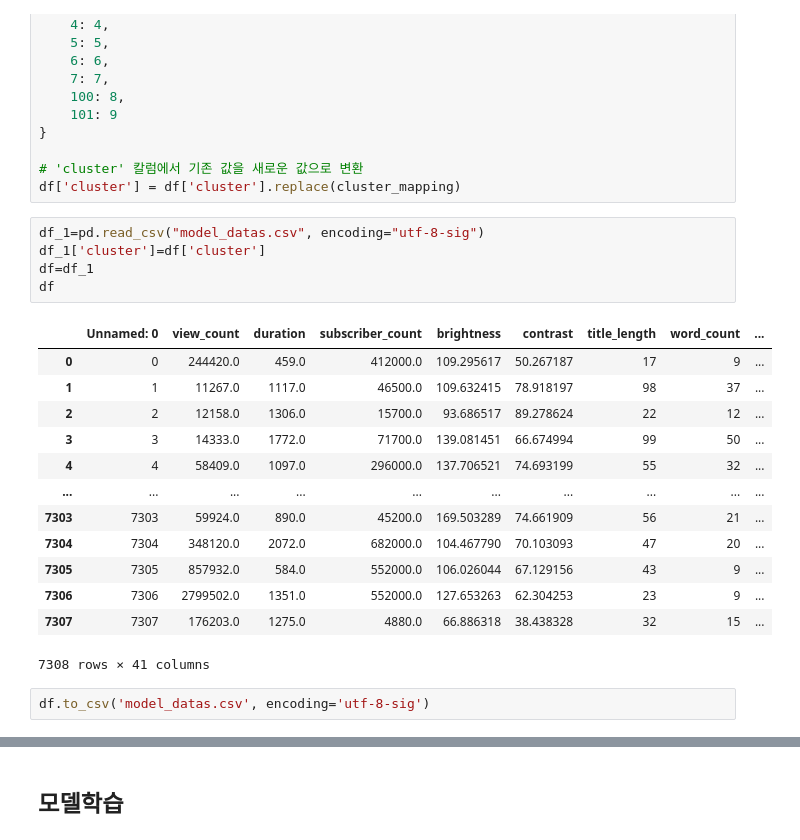
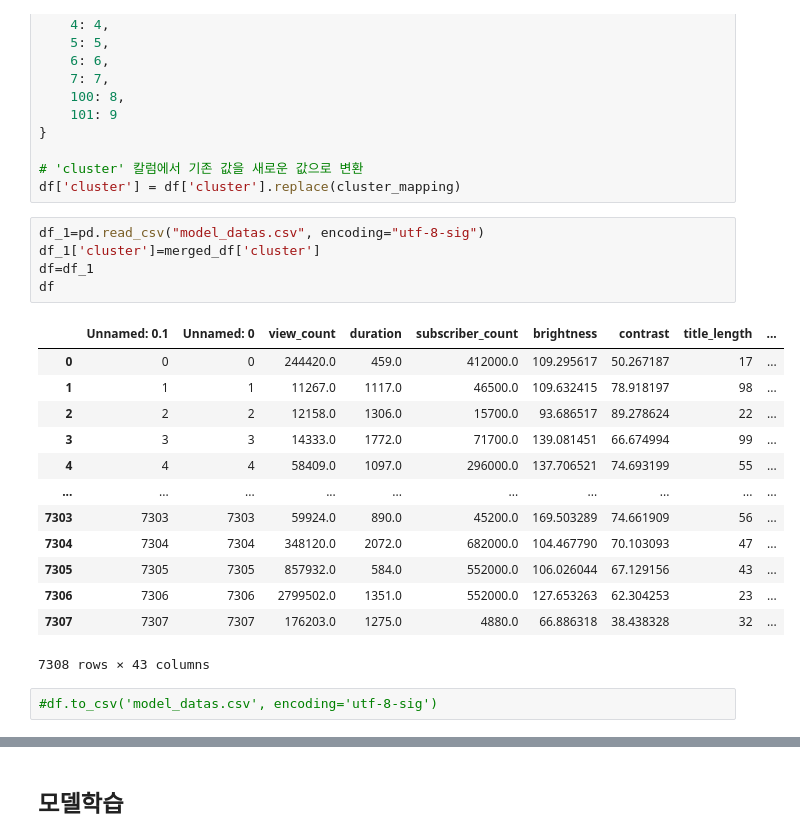
Before and after one commit to NaYeojung/Youtube-prediction-and-feedback, a Jupyter notebook: model/modeling.ipynb, the cells around one changed output, grey strips where cells are left out. Cells and saved outputs as stored; diff of their text form.

Commit message:
model 저장

```diff
--- a/model/modeling.ipynb
+++ b/model/modeling.ipynb
@@ -505,25 +504,25 @@ cluster_mapping = {
 df['cluster'] = df['cluster'].replace(cluster_mapping)
 # %%
 df_1=pd.read_csv("model_datas.csv", encoding="utf-8-sig")
-df_1['cluster']=df['cluster']
+df_1['cluster']=merged_df['cluster']
 df=df_1
 df
 # %% [output]
-|  | Unnamed: 0 | view_count | duration | subscriber_count | brightness | contrast | title_length | word_count | ... |
-| 0 | 0 | 244420.0 | 459.0 | 412000.0 | 109.295617 | 50.267187 | 17 | 9 | ... |
-| 1 | 1 | 11267.0 | 1117.0 | 46500.0 | 109.632415 | 78.918197 | 98 | 37 | ... |
-| 2 | 2 | 12158.0 | 1306.0 | 15700.0 | 93.686517 | 89.278624 | 22 | 12 | ... |
-| 3 | 3 | 14333.0 | 1772.0 | 71700.0 | 139.081451 | 66.674994 | 99 | 50 | ... |
-| 4 | 4 | 58409.0 | 1097.0 | 296000.0 | 137.706521 | 74.693199 | 55 | 32 | ... |
+|  | Unnamed: 0.1 | Unnamed: 0 | view_count | duration | subscriber_count | brightness | contrast | title_length | ... |
+| 0 | 0 | 0 | 244420.0 | 459.0 | 412000.0 | 109.295617 | 50.267187 | 17 | ... |
+| 1 | 1 | 1 | 11267.0 | 1117.0 | 46500.0 | 109.632415 | 78.918197 | 98 | ... |
+| 2 | 2 | 2 | 12158.0 | 1306.0 | 15700.0 | 93.686517 | 89.278624 | 22 | ... |
+| 3 | 3 | 3 | 14333.0 | 1772.0 | 71700.0 | 139.081451 | 66.674994 | 99 | ... |
+| 4 | 4 | 4 | 58409.0 | 1097.0 | 296000.0 | 137.706521 | 74.693199 | 55 | ... |
 | ... | ... | ... | ... | ... | ... | ... | ... | ... | ... |
-| 7303 | 7303 | 59924.0 | 890.0 | 45200.0 | 169.503289 | 74.661909 | 56 | 21 | ... |
-| 7304 | 7304 | 348120.0 | 2072.0 | 682000.0 | 104.467790 | 70.103093 | 47 | 20 | ... |
-| 7305 | 7305 | 857932.0 | 584.0 | 552000.0 | 106.026044 | 67.129156 | 43 | 9 | ... |
-| 7306 | 7306 | 2799502.0 | 1351.0 | 552000.0 | 127.653263 | 62.304253 | 23 | 9 | ... |
-| 7307 | 7307 | 176203.0 | 1275.0 | 4880.0 | 66.886318 | 38.438328 | 32 | 15 | ... |
+| 7303 | 7303 | 7303 | 59924.0 | 890.0 | 45200.0 | 169.503289 | 74.661909 | 56 | ... |
+| 7304 | 7304 | 7304 | 348120.0 | 2072.0 | 682000.0 | 104.467790 | 70.103093 | 47 | ... |
+| 7305 | 7305 | 7305 | 857932.0 | 584.0 | 552000.0 | 106.026044 | 67.129156 | 43 | ... |
+| 7306 | 7306 | 7306 | 2799502.0 | 1351.0 | 552000.0 | 127.653263 | 62.304253 | 23 | ... |
+| 7307 | 7307 | 7307 | 176203.0 | 1275.0 | 4880.0 | 66.886318 | 38.438328 | 32 | ... |
-7308 rows × 41 columns
+7308 rows × 43 columns
 # %%
-df.to_csv('model_datas.csv', encoding='utf-8-sig')
+#df.to_csv('model_datas.csv', encoding='utf-8-sig')
 # %%
 import pandas as pd
 import numpy as np
```
Also changed, not shown: parts of 5 cells of this notebook.
